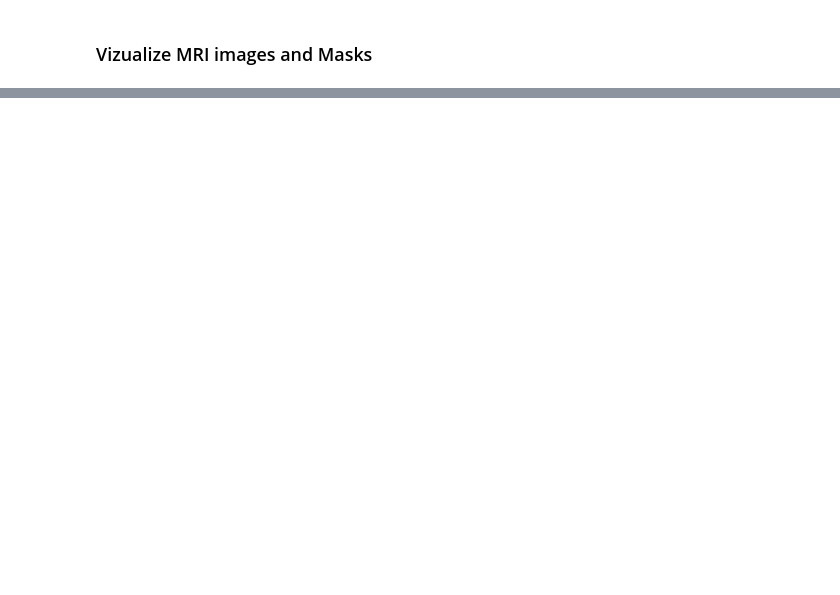
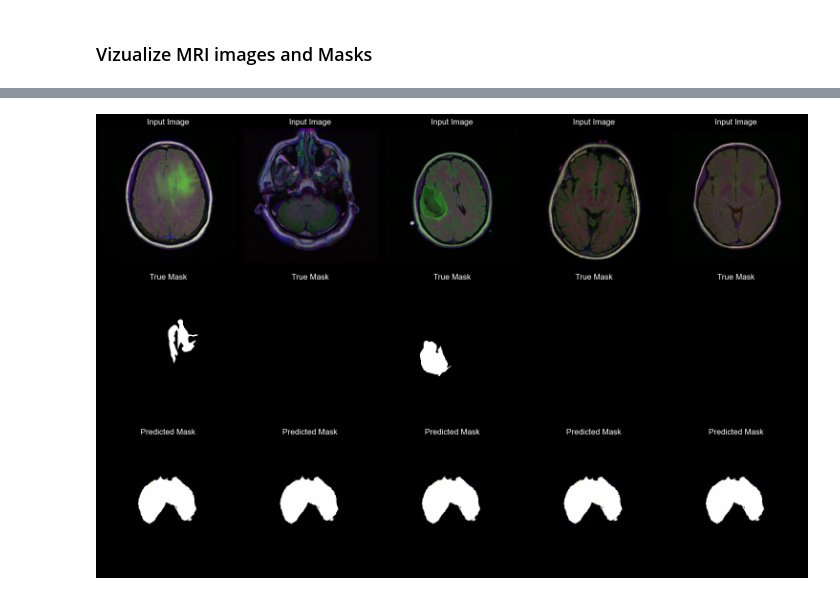
Before and after one commit to Kasper1616/Generative-Brain-MRI-Segmentation, a Jupyter notebook: BrainSeg.ipynb, the cells around one changed output, grey strips where cells are left out. Drawn from its saved outputs; the diff is of its cells as text; code cells hidden in the pictures; blank space fills up the shorter version.

Commit message:
VAE and training loop

```diff
--- a/BrainSeg.ipynb
+++ b/BrainSeg.ipynb
@@ -120,17 +126,17 @@ transforms = transforms.Compose([
 ### Split Data into Training, Test Sets
 # %%
 # Split the data into training and validation sets
-train_df, val_df = train_test_split(df_final, test_size=0.1, random_state=42, stratify=df_final["diagnosis"])
+train_df, test_df = train_test_split(df_final, test_size=0.1, random_state=42, stratify=df_final["diagnosis"])
 
 # Create datasets
 train_dataset = MRIDataset(train_df, transform=transforms)
-val_dataset = MRIDataset(val_df, transform=transforms)
+test_dataset = MRIDataset(test_df, transform=transforms)
 
 # Create data loaders
 train_loader = DataLoader(train_dataset, batch_size=BATCH_SIZE, shuffle=True, num_workers=NUM_WORKERS)
-val_loader = DataLoader(val_dataset, batch_size=BATCH_SIZE, shuffle=False, num_workers=NUM_WORKERS)
+test_loader = DataLoader(test_dataset, batch_size=BATCH_SIZE, shuffle=False, num_workers=NUM_WORKERS)
 
 print(f"Number of training samples: {len(train_dataset)}")
-print(f"Number of validation samples: {len(val_dataset)}")
+print(f"Number of test samples: {len(test_dataset)}")
 # %% [output]
 Number of training samples: 3536
@@ -208,0 +289,34 @@ class Decoder(nn.Module):
+# %%
+def visualize_predictions(model, loader, num_images=5):
+    model.eval()
+    images, true_masks = next(iter(loader))
+    images = images.to(device)
+    with torch.no_grad():
+        # Get model predictions and reshape to the mask dimensions
+        pred = model.model(images)
+    # Reshape predictions to match the true mask shape
+    pred = pred.reshape(true_masks.size()).cpu().numpy()
+    true_masks = true_masks.numpy()
+    images = images.cpu().numpy()
+
+    fig, axes = plt.subplots(3, num_images, figsize=(15, 10))
+    for i in range(num_images):
+         # Show input image
+         axes[0, i].imshow(images[i].transpose(1, 2, 0))
+         axes[0, i].set_title("Input Image")
+         axes[0, i].axis("off")
+         # Show true mask (using grayscale for clarity)
+         axes[1, i].imshow(true_masks[i].transpose(1, 2, 0), cmap='gray')
+         axes[1, i].set_title("True Mask")
+         axes[1, i].axis("off")
+         # Show predicted mask (using grayscale for clarity)
+         axes[2, i].imshow(pred[i].transpose(1, 2, 0), cmap='gray')
+         axes[2, i].set_title("Predicted Mask")
+         axes[2, i].axis("off")
+    plt.tight_layout()
+    plt.show()
+
+
+visualize_predictions(vae, test_loader)
+# %% [output]
+[figure, added]
```
Also changed, not shown: parts of 6 cells of this notebook.
